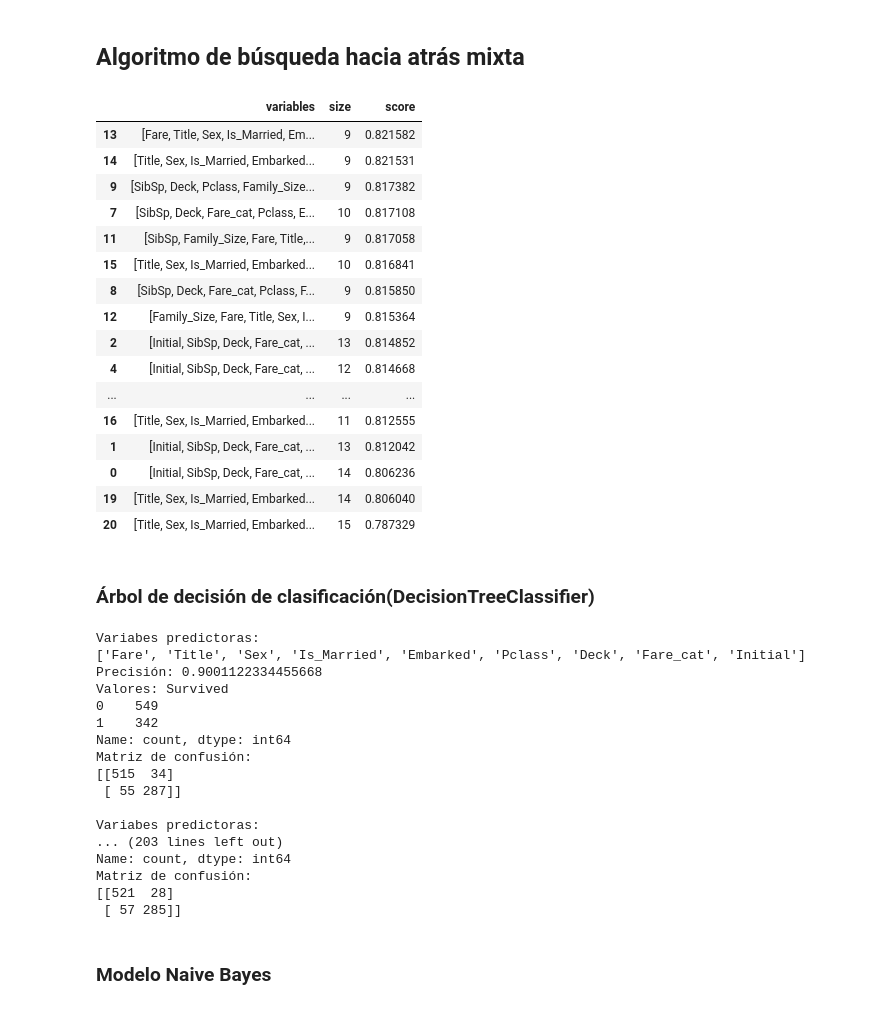
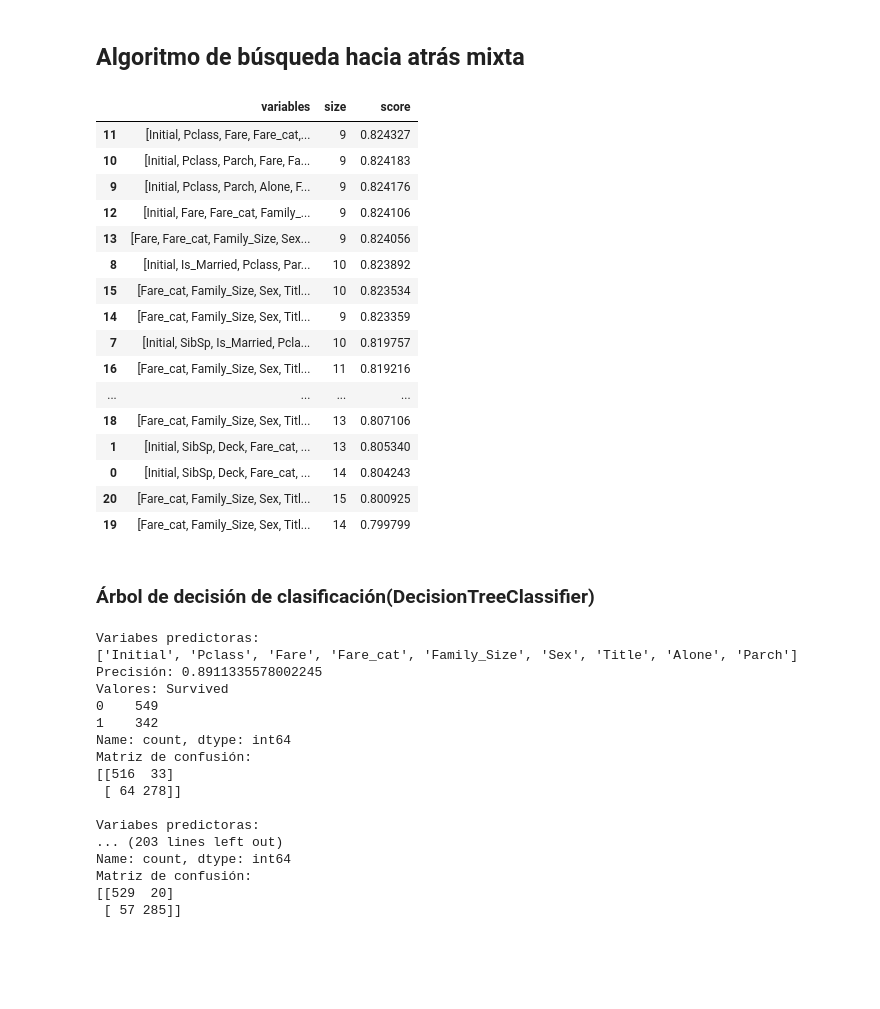
Before and after one commit to hugborang/Trabajo-IA-Modelos-Predictivos, a Jupyter notebook: src/Titanic.ipynb, the cells around one changed output. Drawn from its saved outputs; the diff is of its cells as text; code cells hidden in the pictures; blank space fills up the shorter version.

```diff
--- a/src/Titanic.ipynb
+++ b/src/Titanic.ipynb
@@ -312,8 +320,7 @@ from sklearn.metrics import confusion_matrix
 for k in range(0, len(bsatras)-1, 1):
     selected_variables = bsatras.iloc[k]['variables']  # Obtiener las variables de la mejor iteración
     solucion = titanic.loc[:, selected_variables]
-    # Realizar la búsqueda secuencial hacia atrás
-    model = DecisionTreeClassifier(max_depth=8)
+
 
     # Dividir los datos
     X = titanic[selected_variables]
@@ -322,33 +329,32 @@ for k in range(0, len(bsatras)-1, 1):
 
     # Entrenar el modelo
     clasificador_CART = DecisionTreeClassifier(
-        max_depth=10,  # Máxima profundidad del árbol
+        max_depth=4,  # Máxima profundidad del árbol
         min_samples_split=5  # Mínimo número de ejemplos para poder particionar
     )
 
     resultados_validación_cruzada = cross_validate(clasificador_CART,
                                                 X_train,
                                                 y_train,
-                                                scoring='recall',
+                                                scoring='balanced_accuracy',
                                                 cv=10)
 
     # Ajustar el modelo
-    clasificador_CART = DecisionTreeClassifier(max_depth=8)
-    clasificador_CART.fit(solucion, objetivo)
+    clasificador_CART = DecisionTreeClassifier(max_depth=4)
+    clasificador_CART.fit(X_train, y_train)
 
     # Calcular la precisión del modelo
-    score = clasificador_CART.score(solucion, objetivo)
+    score = clasificador_CART.score(X_train, y_train)
 
     # Obtener las predicciones
-    predicciones = clasificador_CART.predict(solucion)
+    predicciones = clasificador_CART.predict(y_train)
 
     # Contar los valores de la variable objetivo
-    values = pd.Series(objetivo).value_counts()
+    values = pd.Series(y_train).value_counts()
 
     # Calcular la matriz de confusión
-    m_confusion = confusion_matrix(objetivo, predicciones)
+    m_confusion = confusion_matrix(y_train, predicciones)
 
-    # Imprimir los resultados
     print(f'Variabes predictoras: \n{selected_variables}')
     print(f'Precisión: {score}')
     print(f'Valores: {values}')
@@ -407,26 +419,26 @@ Matriz de confusión:
 ## Algoritmo de búsqueda hacia atrás mixta
 # %%
 import funciones.BusquedaSecuencialAtrasMixta as bsam
-busq_atras_mixta = bsam.backward_sequential_mixed_search(titanic, 'Survived', model, 10, 6, 10)
+busq_atras_mixta = bsam.backward_sequential_mixed_search(titanic, 'Survived', model, 18, 10, 10)
 busq_atras_mixta
 # %% [output]
 |  | variables | size | score |
-| 13 | [Fare, Title, Sex, Is_Married, Em... | 9 | 0.821582 |
-| 14 | [Title, Sex, Is_Married, Embarked... | 9 | 0.821531 |
-| 9 | [SibSp, Deck, Pclass, Family_Size... | 9 | 0.817382 |
-| 7 | [SibSp, Deck, Fare_cat, Pclass, E... | 10 | 0.817108 |
-| 11 | [SibSp, Family_Size, Fare, Title,... | 9 | 0.817058 |
-| 15 | [Title, Sex, Is_Married, Embarked... | 10 | 0.816841 |
-| 8 | [SibSp, Deck, Fare_cat, Pclass, F... | 9 | 0.815850 |
-| 12 | [Family_Size, Fare, Title, Sex, I... | 9 | 0.815364 |
-| 2 | [Initial, SibSp, Deck, Fare_cat, ... | 13 | 0.814852 |
-| 4 | [Initial, SibSp, Deck, Fare_cat, ... | 12 | 0.814668 |
+| 11 | [Initial, Pclass, Fare, Fare_cat,... | 9 | 0.824327 |
+| 10 | [Initial, Pclass, Parch, Fare, Fa... | 9 | 0.824183 |
+| 9 | [Initial, Pclass, Parch, Alone, F... | 9 | 0.824176 |
+| 12 | [Initial, Fare, Fare_cat, Family_... | 9 | 0.824106 |
+| 13 | [Fare, Fare_cat, Family_Size, Sex... | 9 | 0.824056 |
+| 8 | [Initial, Is_Married, Pclass, Par... | 10 | 0.823892 |
+| 15 | [Fare_cat, Family_Size, Sex, Titl... | 10 | 0.823534 |
+| 14 | [Fare_cat, Family_Size, Sex, Titl... | 9 | 0.823359 |
+| 7 | [Initial, SibSp, Is_Married, Pcla... | 10 | 0.819757 |
+| 16 | [Fare_cat, Family_Size, Sex, Titl... | 11 | 0.819216 |
 | ... | ... | ... | ... |
-| 16 | [Title, Sex, Is_Married, Embarked... | 11 | 0.812555 |
-| 1 | [Initial, SibSp, Deck, Fare_cat, ... | 13 | 0.812042 |
-| 0 | [Initial, SibSp, Deck, Fare_cat, ... | 14 | 0.806236 |
-| 19 | [Title, Sex, Is_Married, Embarked... | 14 | 0.806040 |
-| 20 | [Title, Sex, Is_Married, Embarked... | 15 | 0.787329 |
+| 18 | [Fare_cat, Family_Size, Sex, Titl... | 13 | 0.807106 |
+| 1 | [Initial, SibSp, Deck, Fare_cat, ... | 13 | 0.805340 |
+| 0 | [Initial, SibSp, Deck, Fare_cat, ... | 14 | 0.804243 |
+| 20 | [Fare_cat, Family_Size, Sex, Titl... | 15 | 0.800925 |
+| 19 | [Fare_cat, Family_Size, Sex, Titl... | 14 | 0.799799 |
 # %% [markdown]
 ### Árbol de decisión de clasificación(DecisionTreeClassifier)
 # %%
@@ -446,31 +458,31 @@ for k in range(0, len(busq_atras_mixta)-1, 1):
 
     # Entrenar el modelo
     clasificador_CART = DecisionTreeClassifier(
-        max_depth=10,  # Máxima profundidad del árbol
+        max_depth=4,  # Máxima profundidad del árbol
         min_samples_split=5  # Mínimo número de ejemplos para poder particionar
     )
 
     resultados_validación_cruzada = cross_validate(clasificador_CART,
                                                 X_train,
                                                 y_train,
-                                                scoring='recall',
+                                                scoring='balanced_accuracy',
                                                 cv=10)
 
     # Ajustar el modelo
-    clasificador_CART = DecisionTreeClassifier(max_depth=8)
-    clasificador_CART.fit(solucion, objetivo)
+    clasificador_CART = DecisionTreeClassifier(max_depth=4)
+    clasificador_CART.fit(X_train, y_train)
 
     # Calcular la precisión del modelo
-    score = clasificador_CART.score(solucion, objetivo)
+    score = clasificador_CART.score(X_train, y_train)
 
     # Obtener las predicciones
-    predicciones = clasificador_CART.predict(solucion)
+    predicciones = clasificador_CART.predict(X_train)
 
     # Contar los valores de la variable objetivo
-    values = pd.Series(objetivo).value_counts()
+    values = pd.Series(y_train).value_counts()
 
     # Calcular la matriz de confusión
-    m_confusion = confusion_matrix(objetivo, predicciones)
+    m_confusion = confusion_matrix(y_train, predicciones)
 
     # Imprimir los resultados
     print(f'Variabes predictoras: \n{selected_variables}')
@@ -480,21 +492,19 @@ for k in range(0, len(busq_atras_mixta)-1, 1):
     print()
 # %% [output]
 Variabes predictoras:
-['Fare', 'Title', 'Sex', 'Is_Married', 'Embarked', 'Pclass', 'Deck', 'Fare_cat', 'Initial']
-Precisión: 0.9001122334455668
+['Initial', 'Pclass', 'Fare', 'Fare_cat', 'Family_Size', 'Sex', 'Title', 'Alone', 'Parch']
+Precisión: 0.8911335578002245
 Valores: Survived
 0    549
 1    342
 Name: count, dtype: int64
 Matriz de confusión:
-[[515  34]
- [ 55 287]]
+[[516  33]
+ [ 64 278]]
 
 Variabes predictoras:
 ... (203 lines left out)
 Name: count, dtype: int64
 Matriz de confusión:
-[[521  28]
+[[529  20]
  [ 57 285]]
-# %% [markdown]
-### Modelo Naive Bayes
```
Also changed, not shown: parts of 19 cells of this notebook, 2 other files.
